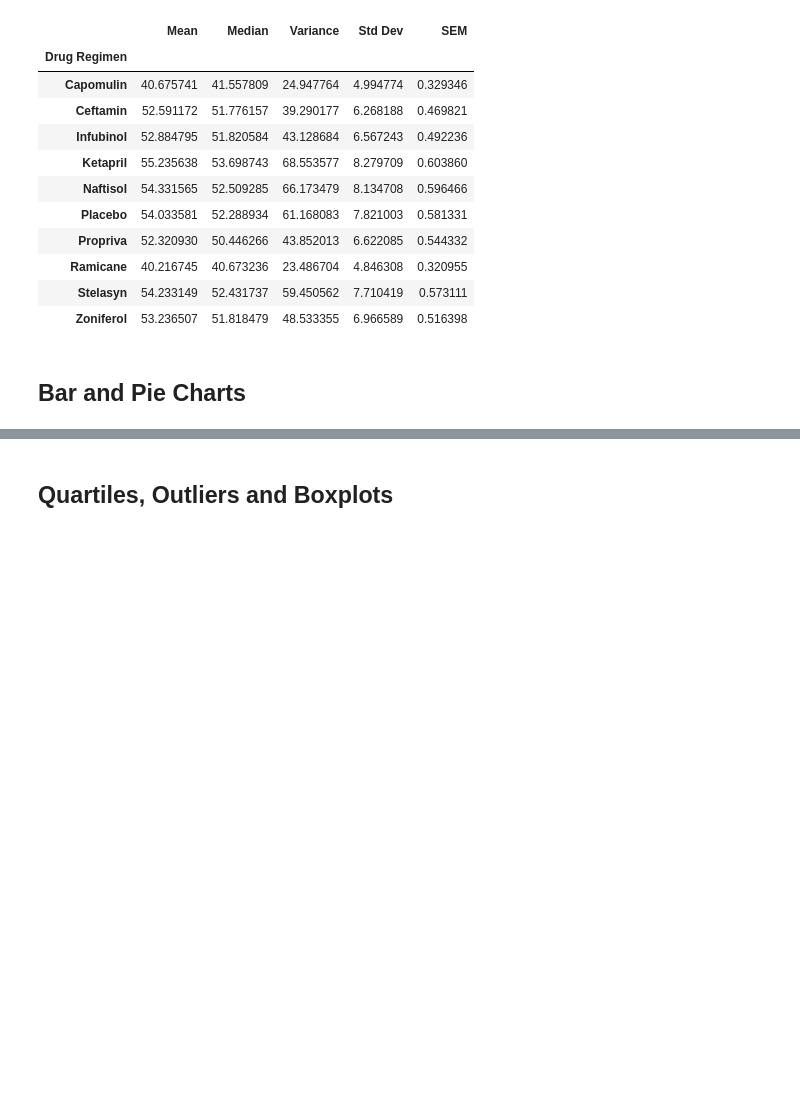
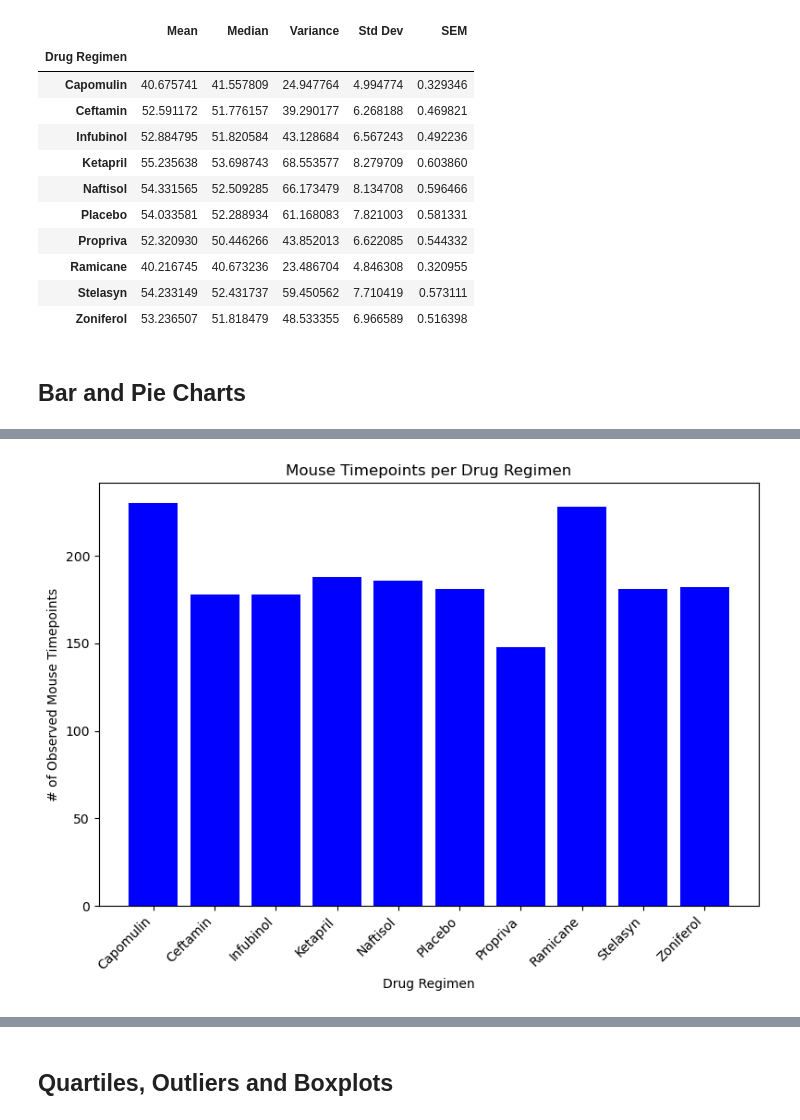
Before and after one commit to pixare7/pymaceuticals, a Jupyter notebook: pymaceuticals.ipynb, the cells around one changed output, grey strips where cells are left out. Drawn from its saved outputs; the diff is of its cells as text; code cells hidden in the pictures; blank space fills up the shorter version.

```diff
--- a/pymaceuticals.ipynb
+++ b/pymaceuticals.ipynb
@@ -163,0 +169,14 @@ summary_stats
+# %%
+# Plot with Matplotlib.pyplot
+plt.figure(figsize=(8, 6))  # Set figure size
+plt.bar(grouped_by_drug.index, grouped_by_drug.values, color='blue')  # Create bar plot
+
+plt.title('Mouse Timepoints per Drug Regimen')  # Set title
+plt.xlabel('Drug Regimen')  # Set x-axis label
+plt.ylabel('# of Observed Mouse Timepoints')  # Set y-axis label
+
+plt.xticks(rotation=45, ha='right')  # Rotate x-axis labels
+plt.tight_layout()  # Adjust layout
+plt.show()  # Display plot
+# %% [output]
+[figure, added]
```
Also changed, not shown: parts of 28 cells of this notebook.
